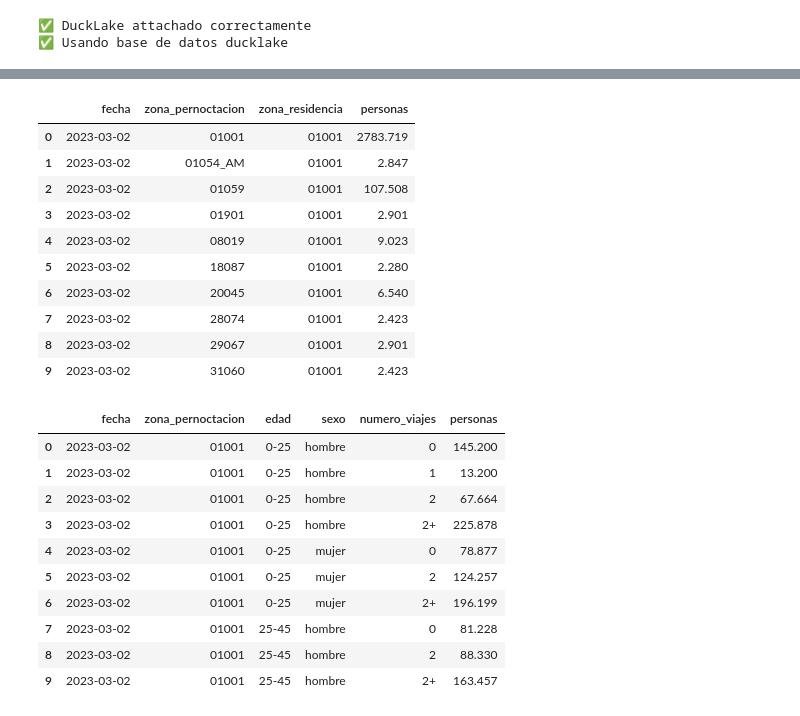
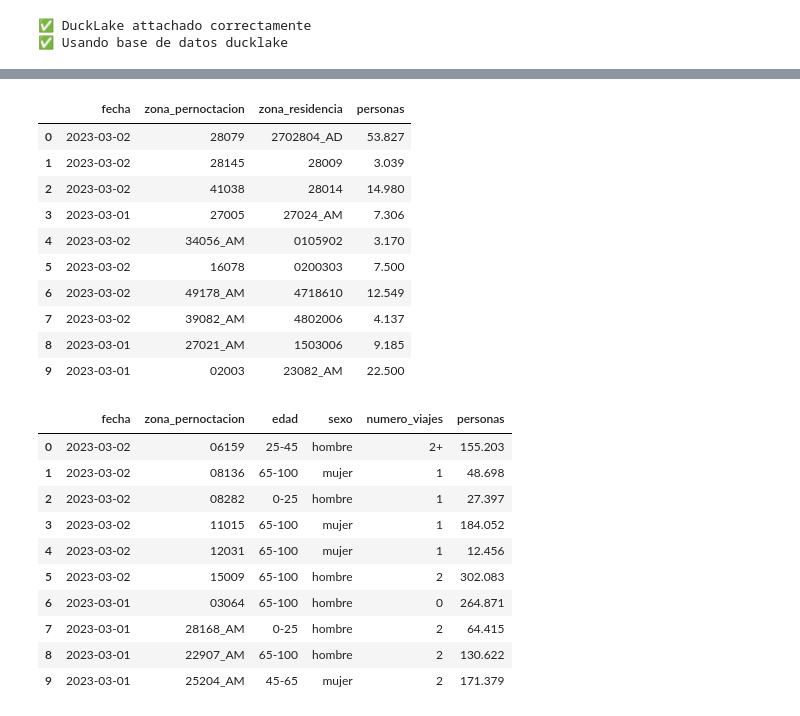
Before and after one commit to bgramaje/muceim-airflow, a Jupyter notebook: notebooks/queries.ipynb, the cells around one changed output, grey strips where cells are left out. Cells and saved outputs as stored; diff of their text form; code cells hidden in the pictures.

```diff
--- a/notebooks/queries.ipynb
+++ b/notebooks/queries.ipynb
@@ -99,22 +99,40 @@ print("✅ Usando base de datos ducklake")
 ✅ DuckLake attachado correctamente
 ✅ Usando base de datos ducklake
 # %%
-# Wrapper SQL para simplificar consultas
+# Wrapper SQL para simplificar consultas y liberar memoria
+import gc
+
 class SQL:
-    """Wrapper para ejecutar queries SQL de forma simple"""
+    """Wrapper para ejecutar queries SQL de forma simple y liberar memoria"""
     def __init__(self, connection):
         self.con = connection
 
     def __call__(self, query):
-        """Ejecuta una query y retorna el resultado como DataFrame (se muestra automáticamente en notebooks)"""
-        return self.fetch_df(query)
+        """Ejecuta una query y retorna el resultado como DataFrame (se muestra automáticamente en notebooks).
+        Libera memoria de DuckDB después de ejecutar la query."""
+        result = self.con.execute(query).fetchdf()
+        # Liberar memoria de DuckDB después de fetchdf
+        try:
+            # Forzar liberación de memoria de DuckDB
+            self.con.execute("PRAGMA force_checkpoint")
+        except:
+            pass
+
+        gc.collect()
+        return result
 
     def fetch_df(self, query):
         """Ejecuta una query y retorna un DataFrame"""
-        return self.con.execute(query).fetch_df()
+        result = self.con.execute(query).fetchdf()
+        try:
+            self.con.execute("PRAGMA force_checkpoint")
+        except:
+            pass
+        return result
 
 # Crear instancia global SQL
 SQL = SQL(con)
 print("✅ Wrapper SQL creado. Usa SQL(query) para ejecutar consultas - el DataFrame se mostrará automáticamente")
+print("✅ El wrapper libera memoria automáticamente después de cada consulta")
 # %% [output]
 ✅ Wrapper SQL creado. Usa SQL(query) para ejecutar consultas - el DataFrame se mostrará automáticamente
@@ -216,32 +249,32 @@ SQL("SELECT * FROM silver_od_all LIMIT 10")
 # %%
 # silver_overnight_stay
-SQL("SELECT * FROM silver_overnight_stay LIMIT 10")
+SQL("SELECT * FROM silver_overnight_stay USING SAMPLE 10")
 # %% [output]
 |  | fecha | zona_pernoctacion | zona_residencia | personas |
-| 0 | 2023-03-02 | 01001 | 01001 | 2783.719 |
-| 1 | 2023-03-02 | 01054_AM | 01001 | 2.847 |
-| 2 | 2023-03-02 | 01059 | 01001 | 107.508 |
-| 3 | 2023-03-02 | 01901 | 01001 | 2.901 |
-| 4 | 2023-03-02 | 08019 | 01001 | 9.023 |
-| 5 | 2023-03-02 | 18087 | 01001 | 2.280 |
-| 6 | 2023-03-02 | 20045 | 01001 | 6.540 |
-| 7 | 2023-03-02 | 28074 | 01001 | 2.423 |
-| 8 | 2023-03-02 | 29067 | 01001 | 2.901 |
-| 9 | 2023-03-02 | 31060 | 01001 | 2.423 |
+| 0 | 2023-03-02 | 28079 | 2702804_AD | 53.827 |
+| 1 | 2023-03-02 | 28145 | 28009 | 3.039 |
+| 2 | 2023-03-02 | 41038 | 28014 | 14.980 |
+| 3 | 2023-03-01 | 27005 | 27024_AM | 7.306 |
+| 4 | 2023-03-02 | 34056_AM | 0105902 | 3.170 |
+| 5 | 2023-03-02 | 16078 | 0200303 | 7.500 |
+| 6 | 2023-03-02 | 49178_AM | 4718610 | 12.549 |
+| 7 | 2023-03-02 | 39082_AM | 4802006 | 4.137 |
+| 8 | 2023-03-01 | 27021_AM | 1503006 | 9.185 |
+| 9 | 2023-03-01 | 02003 | 23082_AM | 22.500 |
 # %%
 # silver_people_day
-SQL("SELECT * FROM silver_people_day LIMIT 10")
+SQL("SELECT * FROM silver_people_day USING SAMPLE 10")
 # %% [output]
 |  | fecha | zona_pernoctacion | edad | sexo | numero_viajes | personas |
-| 0 | 2023-03-02 | 01001 | 0-25 | hombre | 0 | 145.200 |
-| 1 | 2023-03-02 | 01001 | 0-25 | hombre | 1 | 13.200 |
-| 2 | 2023-03-02 | 01001 | 0-25 | hombre | 2 | 67.664 |
-| 3 | 2023-03-02 | 01001 | 0-25 | hombre | 2+ | 225.878 |
-| 4 | 2023-03-02 | 01001 | 0-25 | mujer | 0 | 78.877 |
-| 5 | 2023-03-02 | 01001 | 0-25 | mujer | 2 | 124.257 |
-| 6 | 2023-03-02 | 01001 | 0-25 | mujer | 2+ | 196.199 |
-| 7 | 2023-03-02 | 01001 | 25-45 | hombre | 0 | 81.228 |
-| 8 | 2023-03-02 | 01001 | 25-45 | hombre | 2 | 88.330 |
-| 9 | 2023-03-02 | 01001 | 25-45 | hombre | 2+ | 163.457 |
+| 0 | 2023-03-02 | 06159 | 25-45 | hombre | 2+ | 155.203 |
+| 1 | 2023-03-02 | 08136 | 65-100 | mujer | 1 | 48.698 |
+| 2 | 2023-03-02 | 08282 | 0-25 | hombre | 1 | 27.397 |
+| 3 | 2023-03-02 | 11015 | 65-100 | mujer | 1 | 184.052 |
+| 4 | 2023-03-02 | 12031 | 65-100 | mujer | 1 | 12.456 |
+| 5 | 2023-03-02 | 15009 | 65-100 | hombre | 2 | 302.083 |
+| 6 | 2023-03-01 | 03064 | 65-100 | hombre | 0 | 264.871 |
+| 7 | 2023-03-01 | 28168_AM | 0-25 | hombre | 2 | 64.415 |
+| 8 | 2023-03-01 | 22907_AM | 65-100 | hombre | 2 | 130.622 |
+| 9 | 2023-03-01 | 25204_AM | 45-65 | mujer | 2 | 171.379 |
 # %%
 # silver_mitma_distances
```
Also changed, not shown: parts of 18 cells of this notebook, 15 other files.
